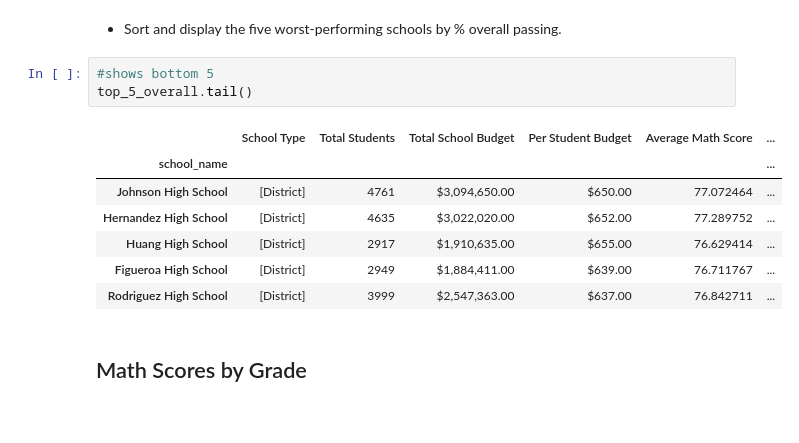
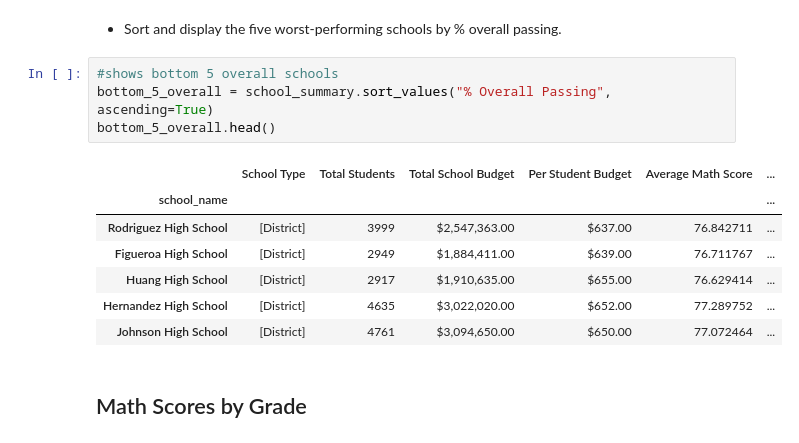
Before and after one commit to bleeclt/pandas-challenge, a Jupyter notebook: PyCitySchools_starter.ipynb, the cells around one changed output. Cells and saved outputs as stored; diff of their text form.

```diff
--- a/PyCitySchools_starter.ipynb
+++ b/PyCitySchools_starter.ipynb
@@ -270,17 +291,18 @@ top_5_overall.head()
 ## Bottom Performing Schools (By % Overall Passing)
 # %% [markdown]
 * Sort and display the five worst-performing schools by % overall passing.
-# %%
-#shows bottom 5
-top_5_overall.tail()
-# %% [output]
-|  | School Type | Total Students | Total School Budget | Per Student Budget | Average Math Score | ... |
-| school_name |  |  |  |  |  | ... |
-| Johnson High School | [District] | 4761 | $3,094,650.00 | $650.00 | 77.072464 | ... |
-| Hernandez High School | [District] | 4635 | $3,022,020.00 | $652.00 | 77.289752 | ... |
-| Huang High School | [District] | 2917 | $1,910,635.00 | $655.00 | 76.629414 | ... |
-| Figueroa High School | [District] | 2949 | $1,884,411.00 | $639.00 | 76.711767 | ... |
-| Rodriguez High School | [District] | 3999 | $2,547,363.00 | $637.00 | 76.842711 | ... |
+# %%
+#shows bottom 5 overall schools
+bottom_5_overall = school_summary.sort_values("% Overall Passing", ascending=True)
+bottom_5_overall.head()
+# %% [output]
+|  | School Type | Total Students | Total School Budget | Per Student Budget | Average Math Score | ... |
+| school_name |  |  |  |  |  | ... |
+| Rodriguez High School | [District] | 3999 | $2,547,363.00 | $637.00 | 76.842711 | ... |
+| Figueroa High School | [District] | 2949 | $1,884,411.00 | $639.00 | 76.711767 | ... |
+| Huang High School | [District] | 2917 | $1,910,635.00 | $655.00 | 76.629414 | ... |
+| Hernandez High School | [District] | 4635 | $3,022,020.00 | $652.00 | 77.289752 | ... |
+| Johnson High School | [District] | 4761 | $3,094,650.00 | $650.00 | 77.072464 | ... |
 # %% [markdown]
 ## Math Scores by Grade
 # %% [markdown]
```
Also changed, not shown: parts of 13 cells of this notebook.
